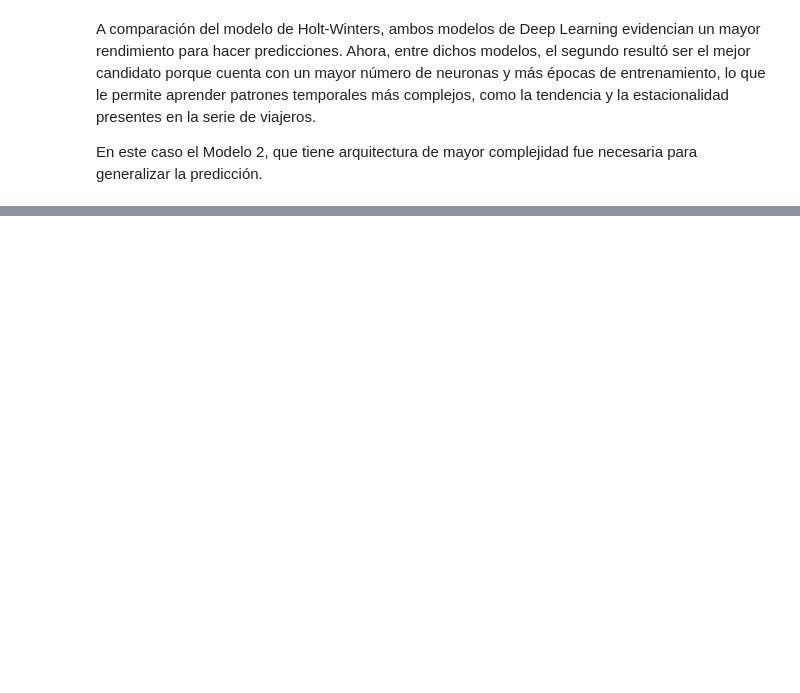
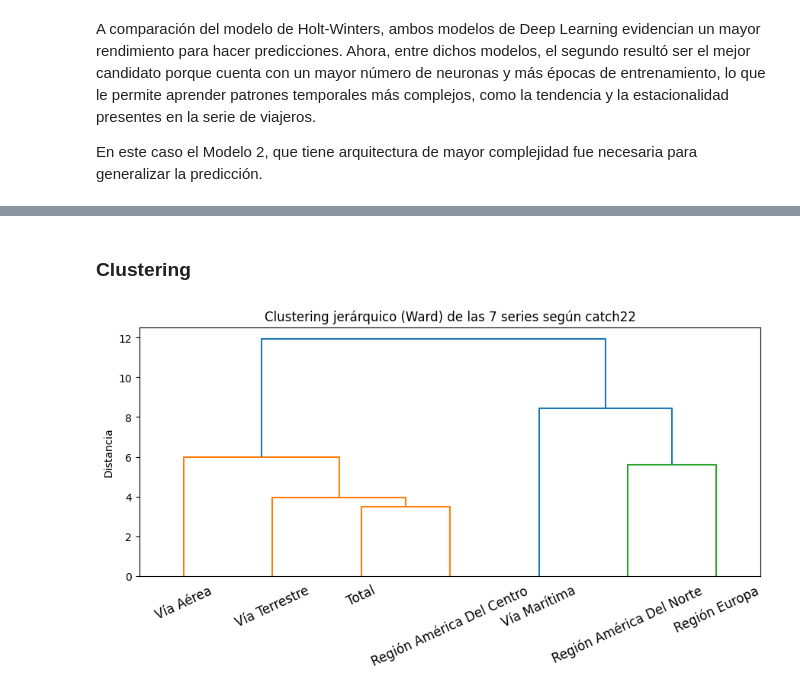
Before and after one commit to donadito/Laboratorio-2-SERIES-DE-TIEMPO, a Jupyter notebook: Laboratorio2.ipynb, the cells around one changed output, grey strips where cells are left out. Drawn from its saved outputs; the diff is of its cells as text; code cells hidden in the pictures; blank space fills up the shorter version.

```diff
--- a/Laboratorio2.ipynb
+++ b/Laboratorio2.ipynb
@@ -480,0 +619,13 @@ En este caso el Modelo 2, que tiene arquitectura de mayor complejidad fue necesa
+# %% [markdown]
+### Clustering
+# %%
+Z = linkage(X_std, method="ward")
+
+plt.figure(figsize=(9, 5))
+dendrogram(Z, labels=matriz_std.index.tolist(), leaf_rotation=25)
+plt.title("Clustering jerárquico (Ward) de las 7 series según catch22")
+plt.ylabel("Distancia")
+plt.tight_layout()
+plt.show()
+# %% [output]
+[figure, added]
```
Also changed, not shown: parts of 35 cells of this notebook, 14 other files.
